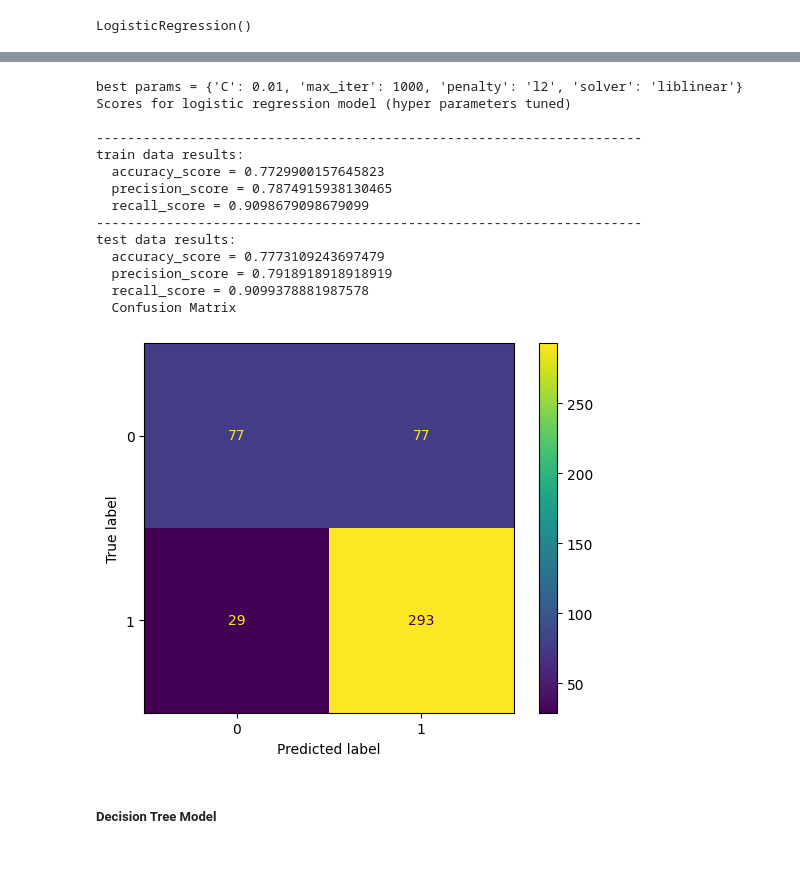
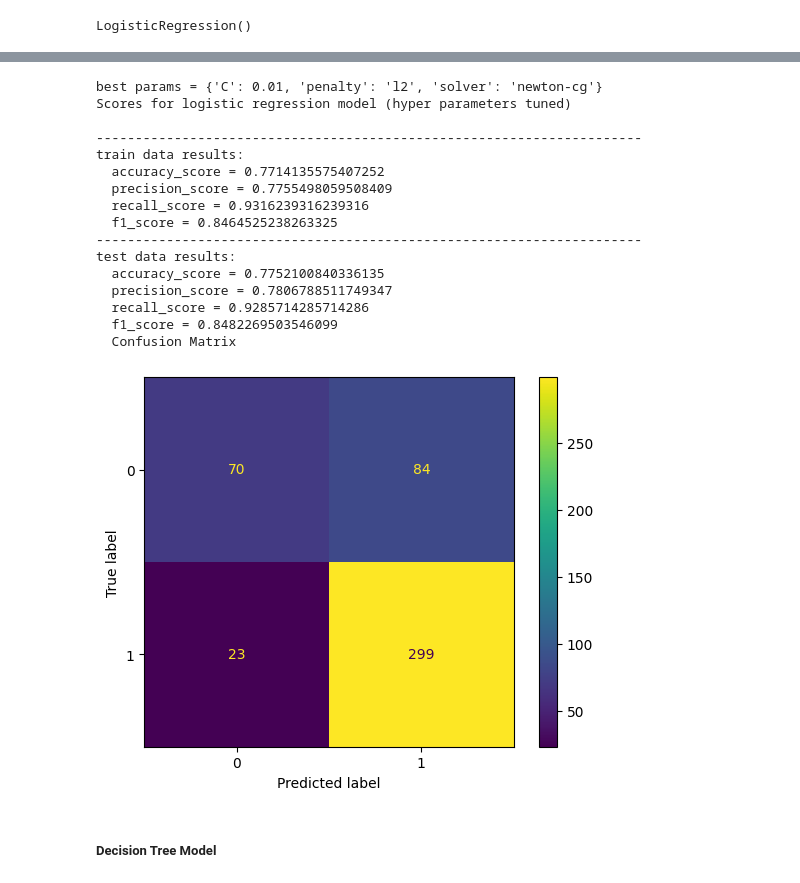
Before and after one commit to PraveenAllam93/data_science_business_cases, a Jupyter notebook: employee_churn.ipynb, the cells around one changed output, grey strips where cells are left out. Cells and saved outputs as stored; diff of their text form; code cells hidden in the pictures.

```diff
--- a/ola.ipynb
+++ b/employee_churn.ipynb
@@ -478,7 +490,7 @@ global scores
 scores = {}
 
 def model_score(model_name, y_true, y_pred):
-    scores[model_name] = {"precession_score" : precision_score(y_true, y_pred), "recall_score" : recall_score(y_true, y_pred)}
+    scores[model_name] = {"precession_score" : precision_score(y_true, y_pred), "recall_score" : recall_score(y_true, y_pred), "f1_score" : f1_score(y_true, y_pred)}
 
 def metric_scores(actual, pred, data_type):
     print("-" * 70)
@@ -486,6 +498,8 @@ def metric_scores(actual, pred, data_type):
     print(f"  accuracy_score = {accuracy_score(actual, pred)}")
     print(f"  precision_score = {precision_score(actual, pred)}")
     print(f"  recall_score = {recall_score(actual, pred)}")
+    print(f"  f1_score = {f1_score(actual, pred)}")
+    # print(classification_report(actual, pred))
     if data_type == "test":
         print(f"  Confusion Matrix")
         conf = confusion_matrix(actual, pred)
@@ -493,12 +507,11 @@ def metric_scores(actual, pred, data_type):
 
 def grid_search_cv(model, param_grid, scoring, X_train, y_train, folds):
 
-    k_fold = KFold(n_splits = folds, shuffle = True, random_state = 42)
-    if model != LogisticRegression():
-        grid_search = GridSearchCV(model, param_grid, cv = k_fold, scoring = scoring)
-    else:
-        grid_search = GridSearchCV(model, param_grid, cv = k_fold, scoring = scoring, n_jobs = -1)
+    k_fold = KFold(n_splits = folds, shuffle = True, random_state = random_seed)
+
+    grid_search = GridSearchCV(model, param_grid, cv = k_fold, scoring = scoring, n_jobs = -1)
     grid_search.fit(X_train, y_train)
+
     print(f"best params = {grid_search.best_params_}")
 
     return grid_search.best_estimator_
@@ -537,32 +552,37 @@ test data results:
 # %%
 solvers = ["newton-cg", "lbfgs", "liblinear"]
-penalty = ["l1", "l2", "elasticnet", None]
+penalty = ["l1", "l2", "elasticnet"]
 c_values = [100, 10, 1.0, 0.1, 0.01]
 
-param_grid = dict(solver = solvers,penalty = penalty,C = c_values, max_iter = [1000])
+param_grid = dict(solver = solvers, penalty = penalty, C = c_values)
 
-logreg = grid_search_cv(LogisticRegression(), param_grid, "accuracy", X_train_sca, y_train, folds = 10)
+logreg = grid_search_cv(LogisticRegression(random_state = random_seed, max_iter = 1000), param_grid, "accuracy", X_train_sca, y_train, folds = 10)
 logreg.fit(X_train_sca, y_train)
 
 print(f"Scores for logistic regression model (hyper parameters tuned)\n")
 metric_scores(y_train, logreg.predict(X_train_sca), data_type = "train")
 metric_scores(y_test, logreg.predict(X_test_sca), data_type = "test")
+
+# best params = {'C': 0.01, 'penalty': 'l1', 'solver': 'liblinear'}
+# best params = {'C': 0.01, 'penalty': 'l2', 'solver': 'newton-cg'}
 # %% [output]
-best params = {'C': 0.01, 'max_iter': 1000, 'penalty': 'l2', 'solver': 'liblinear'}
+best params = {'C': 0.01, 'penalty': 'l2', 'solver': 'newton-cg'}
 Scores for logistic regression model (hyper parameters tuned)
 
 ----------------------------------------------------------------------
 train data results:
-  accuracy_score = 0.7729900157645823
-  precision_score = 0.7874915938130465
-  recall_score = 0.9098679098679099
+  accuracy_score = 0.7714135575407252
+  precision_score = 0.7755498059508409
+  recall_score = 0.9316239316239316
+  f1_score = 0.8464525238263325
 ----------------------------------------------------------------------
 test data results:
-  accuracy_score = 0.7773109243697479
-  precision_score = 0.7918918918918919
-  recall_score = 0.9099378881987578
+  accuracy_score = 0.7752100840336135
+  precision_score = 0.7806788511749347
+  recall_score = 0.9285714285714286
+  f1_score = 0.8482269503546099
   Confusion Matrix
-[figure, old version]
+[figure, new version]
 # %%
 model_score("Logistic Regression", y_test, logreg.predict(X_test_sca))
 # %% [markdown]
```
Also changed, not shown: parts of 21 cells of this notebook.
